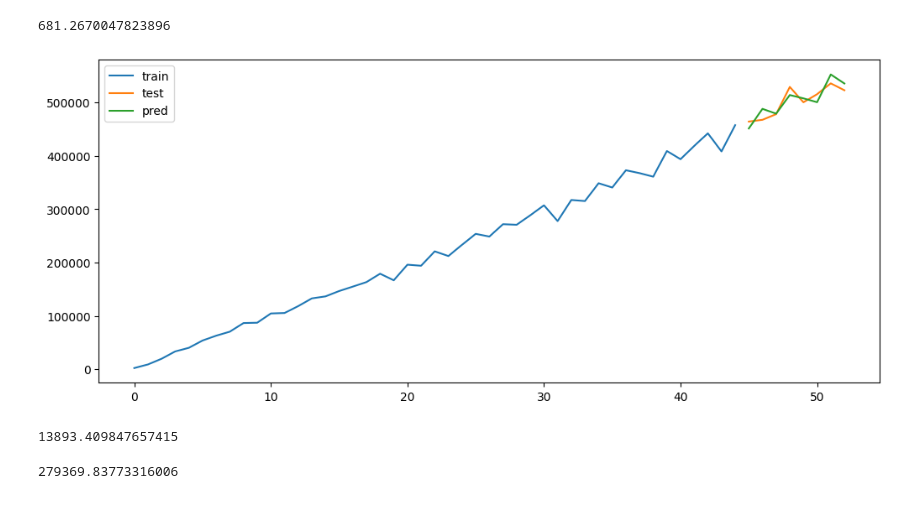
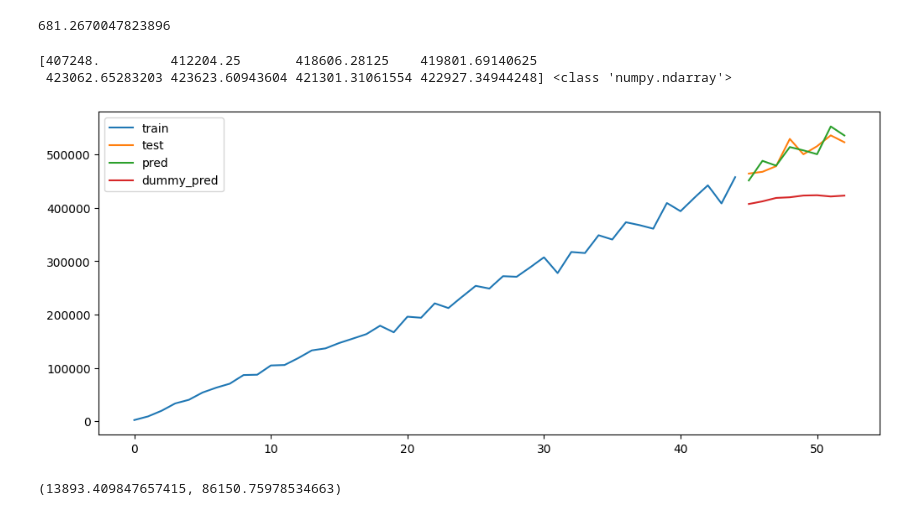
Before and after one commit to wz7475/streaming-service-sales, a Jupyter notebook: model/model_all_artists.ipynb, the cells around one changed output. Cells and saved outputs as stored; diff of their text form; code cells hidden in the pictures.

Commit message:
refactor: move dummy and sarima pred to one plot

```diff
--- a/model/model_all_artists.ipynb
+++ b/model/model_all_artists.ipynb
@@ -93,29 +93,38 @@ sarima_fit = sarima.fit(disp=False)
 sarima_fit.aic
 # %% [output]
 681.2670047823896
+# %%
+def dummy_model(train, periods: int):
+    dummy_pred = np.zeros(periods)
+    for i in range(periods):
+        if i == 0:
+            dummy_pred[i] = train[- (periods) + i:].mean()
+        else:
+            dummy_pred[i] = train[- (periods) + i:].mean() * (periods - i) / periods + dummy_pred[:i].mean() * i / periods
+    return dummy_pred
 # %%
+
 pred = sarima_fit.predict(start=len(train), end=len(train)+len(test)-1, dynamic=False)
+dummy_pred = dummy_model(train, len(test))
+
 
 plt.figure(figsize=(12, 5))
 plt.plot(train, label='train')
 plt.plot(test, label='test')
 plt.plot(pred, label='pred')
+plt.plot([None] * len(train) + list(dummy_pred), label='dummy_pred')
 plt.legend()
 plt.show()
 # %% [output]
+[407248.         412204.25       418606.28125    419801.69140625
+ 423062.65283203 423623.60943604 421301.31061554 422927.34944248] <class 'numpy.ndarray'>
-[figure, old version]
+[figure, new version]
 # %%
 from sklearn.metrics import mean_squared_error
 from math import sqrt
 
-rms = sqrt(mean_squared_error(test, pred))
-rms
+sarima_rms = sqrt(mean_squared_error(test, pred))
+dummy_rms = sqrt(mean_squared_error(test, dummy_pred))
+sarima_rms, dummy_rms
 # %% [output]
-13893.409847657415
+(13893.409847657415, 86150.75978534663)
-# %%
-# average model
-pred = np.array([train.mean()]*len(test))
-avg_rms = sqrt(mean_squared_error(test, pred))
-avg_rms
-# %% [output]
-279369.83773316006
```
